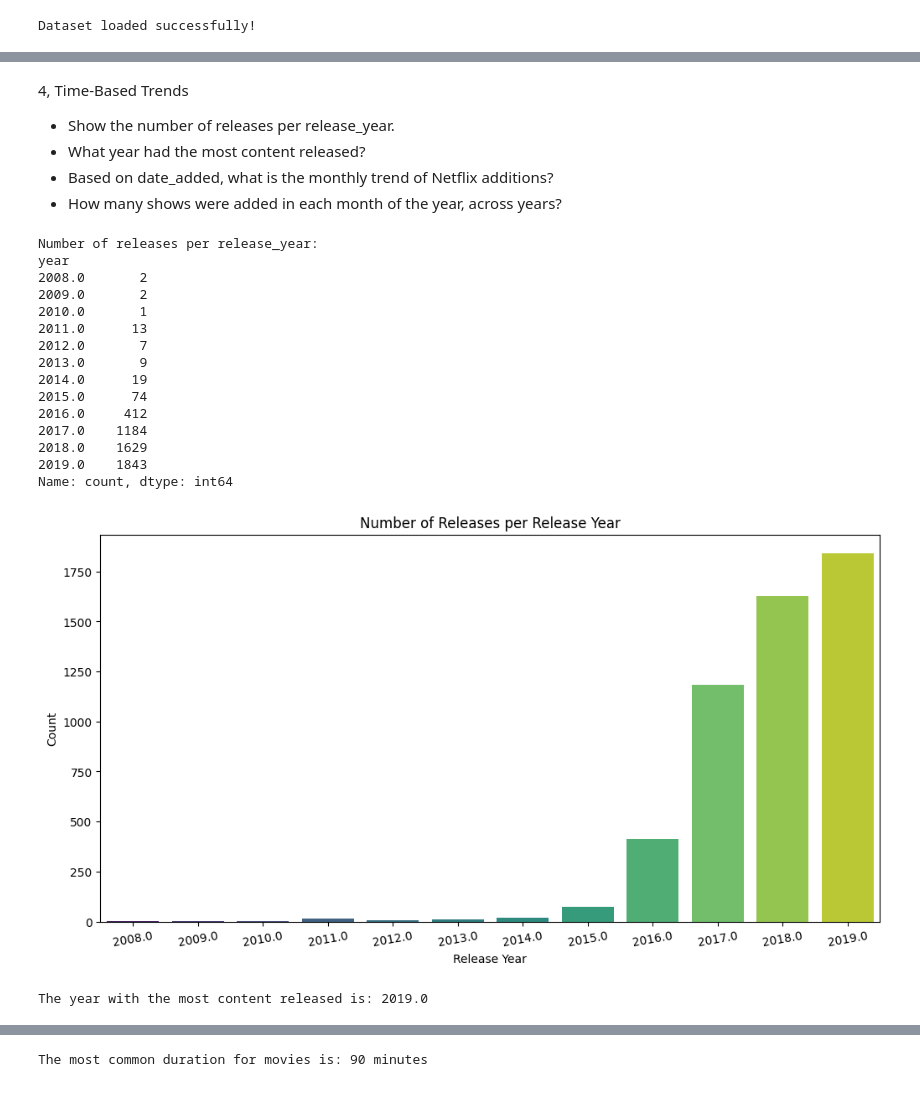
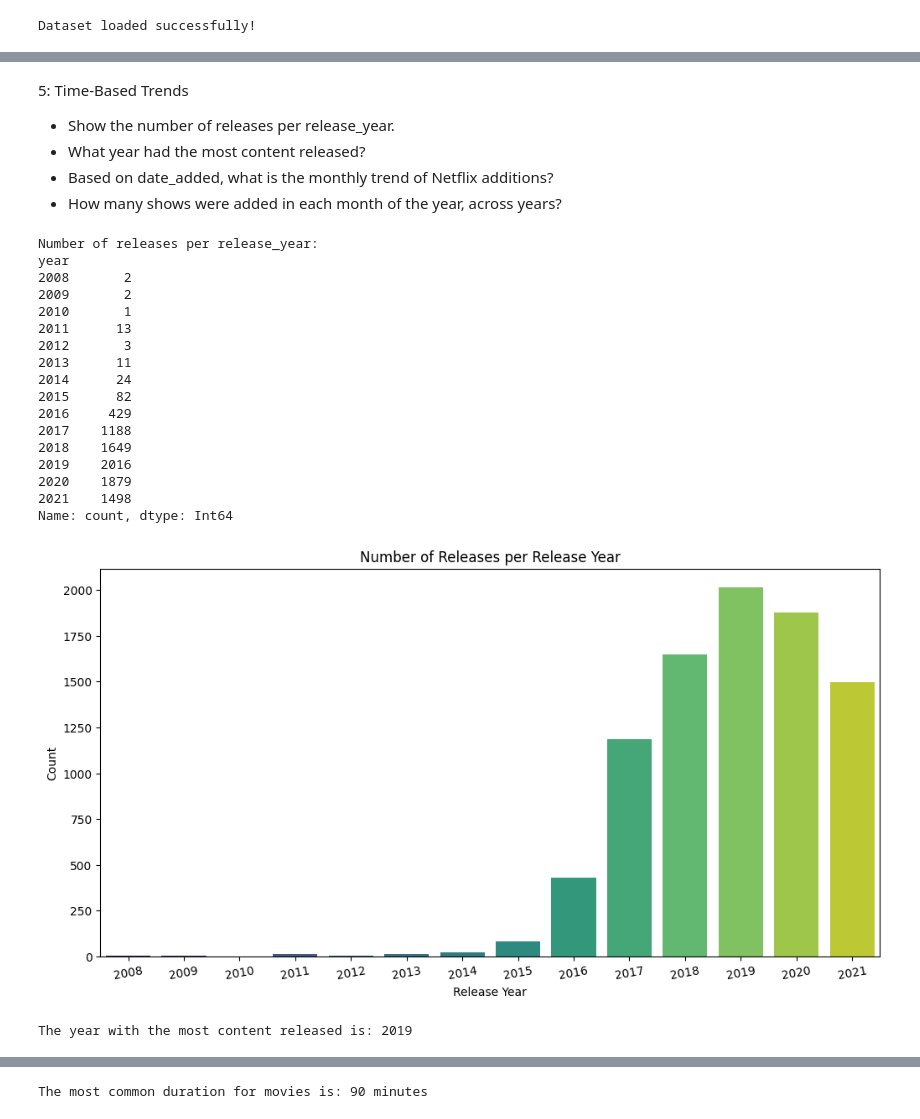
Before and after one commit to prabhumkpeak/AI_MI, a Jupyter notebook: .venv-1/EDA_Netflix.ipynb, the cells around one changed output, grey strips where cells are left out. Saved outputs shown, nothing was run; the diff lists cells and outputs as text; code cells hidden in the pictures.

```diff
--- a/.venv-1/EDA_Netflix.ipynb
+++ b/.venv-1/EDA_Netflix.ipynb
@@ -10,7 +10,7 @@ warnings.filterwarnings('ignore')
 # %% [markdown]
 Load Netflix dataset
 # %%
-path = "C:/AI-ML/AI_MI_Career/datasets/netflix_titles_nov_2019.csv"
+path = "C:/AI-ML/AI_MI_Career/datasets/netflix_titles.csv"
 netflix = pd.read_csv(path)
 print("Dataset loaded successfully!")
 # %% [output]
@@ -311,44 +314,46 @@ Movies/Shows with no listed director:
 # %% [markdown]
-4, Time-Based Trends
+5: Time-Based Trends
 - Show the number of releases per release_year.
 - What year had the most content released?
 - Based on date_added, what is the monthly trend of Netflix additions?
 - How many shows were added in each month of the year, across years?
 # %%
-netflix['release_year'] = pd.to_datetime(netflix['date_added'])
-netflix['year'] = netflix['release_year'].dt.year
+netflix['release_year'] = pd.to_datetime(netflix['date_added'], format= 'mixed', errors ='coerce')
+netflix['year'] = netflix['release_year'].dt.year.astype('Int64')
 releases_per_year = netflix['year'].value_counts().sort_index()
 print("Number of releases per release_year:")
 print(releases_per_year)
 plt.figure(figsize=(12, 6))
 sns.barplot(x=releases_per_year.index, y=releases_per_year.values, palette='viridis')
 plt.xticks(rotation=10)
 plt.title('Number of Releases per Release Year')
 plt.xlabel('Release Year')
 plt.ylabel('Count')
 plt.show()
 # %% [output]
 Number of releases per release_year:
 year
-2008.0       2
-2009.0       2
-2010.0       1
-2011.0      13
-2012.0       7
-2013.0       9
-2014.0      19
-2015.0      74
-2016.0     412
-2017.0    1184
-2018.0    1629
-2019.0    1843
-Name: count, dtype: int64
+2008       2
+2009       2
+2010       1
+2011      13
+2012       3
+2013      11
+2014      24
+2015      82
+2016     429
+2017    1188
+2018    1649
+2019    2016
+2020    1879
+2021    1498
+Name: count, dtype: Int64
-[figure, old version]
+[figure, new version]
 # %%
 top_content_year = releases_per_year.idxmax()
 print(f"The year with the most content released is: {top_content_year}")
 # %% [output]
-The year with the most content released is: 2019.0
+The year with the most content released is: 2019
 # %%
 netflix['date_added'] = pd.to_datetime(netflix['date_added'], errors='coerce')
 monthly_trend = netflix['date_added'].dt.to_period('M').value_counts().sort_index(ascending=False).head(20)
```
Also changed, not shown: parts of 40 cells of this notebook.
